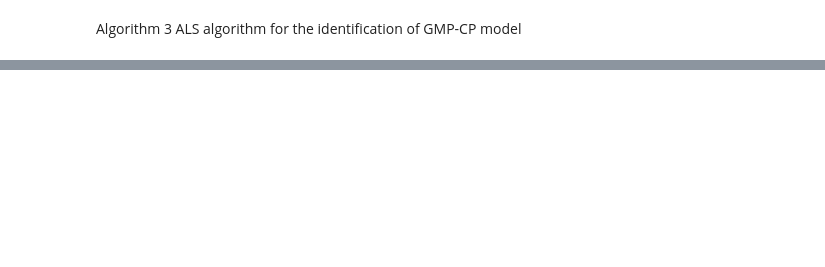
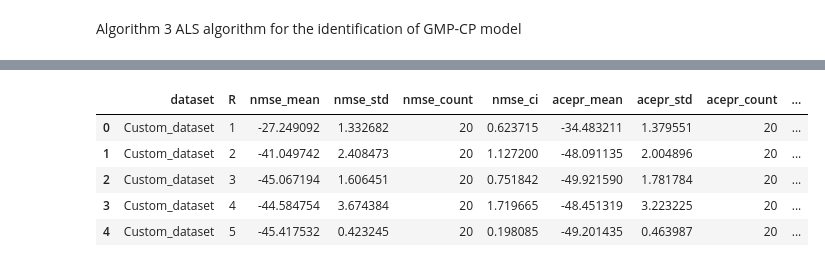
Before and after one commit to pasmornov-m/DPD_Research, a Jupyter notebook: dev_gmp_tensor.ipynb, the cells around one changed output, grey strips where cells are left out. Saved outputs shown, nothing was run; the diff lists cells and outputs as text; code cells hidden in the pictures; blank space fills up the shorter version.

```diff
--- a/dev_gmp_tensor.ipynb
+++ b/dev_gmp_tensor.ipynb
@@ -11,7 +11,7 @@ import torch
 # %% [markdown]
 Load data from files
 # %%
-dataset_path = "datasets/Custom_dataset"
+dataset_path = "datasets/DPA_200MHz"
 
 container = data_loader.DataContainer()
 container.load_data(file_path=dataset_path)
@@ -308,0 +481,27 @@ plt.show()
+# %%
+# df_result_odd = pd.DataFrame(result_list_odd)
+
+# grouped = df_result_odd.groupby(['dataset', 'R'])
+
+# df_result_odd_agg = grouped.agg(
+#     nmse_mean=('nmse', 'mean'),
+#     nmse_std=('nmse', 'std'),
+#     nmse_count=('nmse', 'count'),
+#     nmse_ci=('nmse', confidence_interval),
+
+#     acepr_mean=('acepr', 'mean'),
+#     acepr_std=('acepr', 'std'),
+#     acepr_count=('acepr', 'count'),
+#     acepr_ci=('acepr', confidence_interval),
+# ).reset_index()
+
+
+df_result_odd_agg = aggregate_measured_data(result_list_odd)
+df_result_odd_agg.head()
+# %% [output]
+|  | dataset | R | nmse_mean | nmse_std | nmse_count | nmse_ci | acepr_mean | acepr_std | acepr_count | ... |
+| 0 | Custom_dataset | 1 | -27.249092 | 1.332682 | 20 | 0.623715 | -34.483211 | 1.379551 | 20 | ... |
+| 1 | Custom_dataset | 2 | -41.049742 | 2.408473 | 20 | 1.127200 | -48.091135 | 2.004896 | 20 | ... |
+| 2 | Custom_dataset | 3 | -45.067194 | 1.606451 | 20 | 0.751842 | -49.921590 | 1.781784 | 20 | ... |
+| 3 | Custom_dataset | 4 | -44.584754 | 3.674384 | 20 | 1.719665 | -48.451319 | 3.223225 | 20 | ... |
+| 4 | Custom_dataset | 5 | -45.417532 | 0.423245 | 20 | 0.198085 | -49.201435 | 0.463987 | 20 | ... |
```
Also changed, not shown: parts of 18 cells of this notebook.
